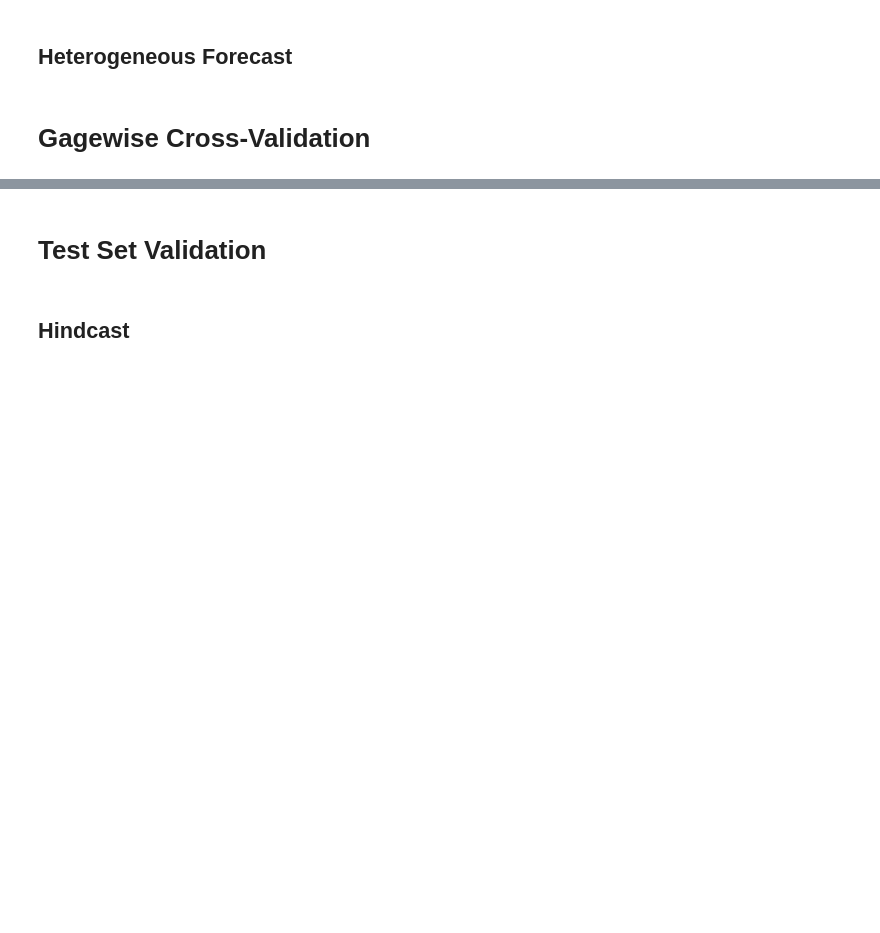
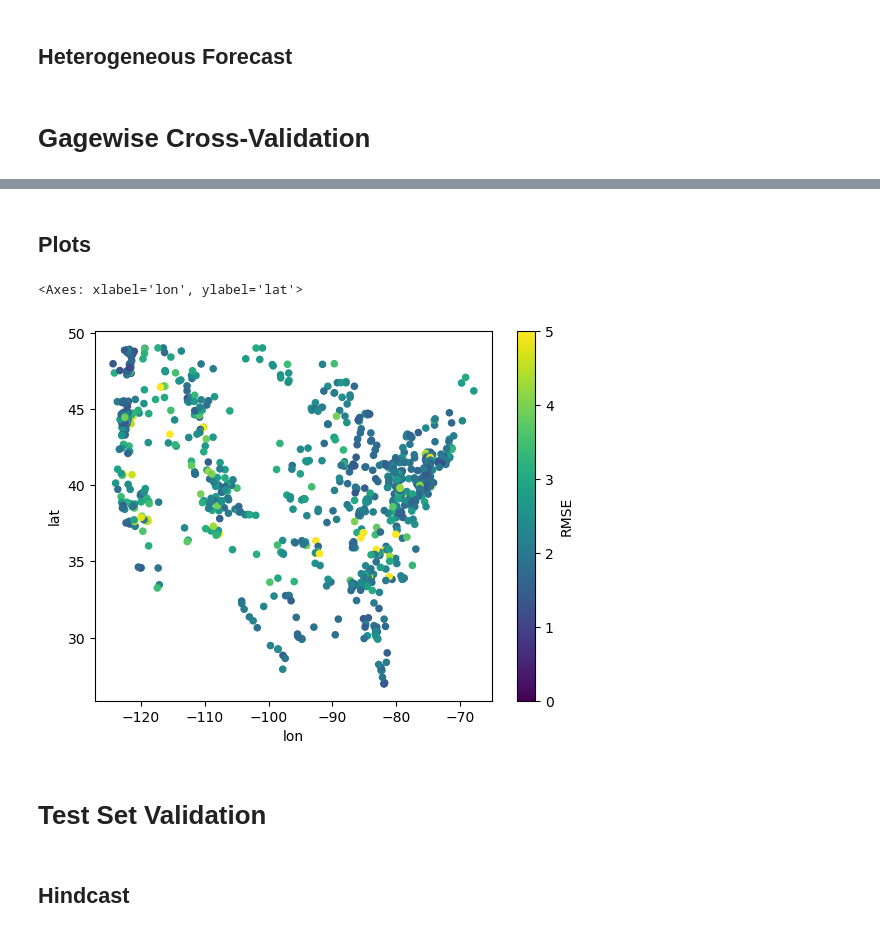
Before and after one commit to mines-ciroh/TempEst-NEWT, a Jupyter notebook: validations.ipynb, the cells around one changed output, grey strips where cells are left out. Drawn from its saved outputs; the diff is of its cells as text; code cells hidden in the pictures; blank space fills up the shorter version.

```diff
--- a/validations.ipynb
+++ b/validations.ipynb
@@ -54,7 +57,7 @@ import warnings
 # %% [markdown]
 There are some major outliers that are either erroneous (negative temperatures) or wildly unrepresentative (hot springs) that we remove to produce realistic performance estimates.
 # %%
-dev_data = pd.read_csv("DevData.csv", dtype={"id": "str"})
+dev_data = pd.read_csv(bp + "DevData.csv", dtype={"id": "str"})
 dev_data["date"] = pd.to_datetime(dev_data["date"])
 dev_data = dev_data[(dev_data["temperature"] > -0.5) & (dev_data["temperature"] < 40)]
 # dev_data["day"] = dev_data["date"].dt.day_of_year
@@ -172,20 +172,38 @@ Some of the gaps are quite small (as low as 0.01), but some erroneous coefficien
 # %%
 # Modbuilder: data -> (ws -> prediction)
+logfile = bp + "results/kfold_log.txt"
 def make_modbuilder(use_clim, lookback):
     def next_modbuilder(data):
         nx = NEXT.NEXT.from_data(data)
         def prd(x):
-            mod = nx.make_newt(x, reset=True, use_climate=use_clim, climyears=lookback).get_newt()
-            mod.dynamic_engine = None
-            return mod.run_series(data)
+            print("|", end="")
+            try:
+                # return nx.make_newt(x, reset=True, use_climate=use_clim, climyears=lookback).get_newt().coefs_to_df()
+                return nx.run(x, reset=True, use_climate=use_clim, climyears=lookback)
+                # mod = nx.make_newt(x, reset=True, use_climate=use_clim, climyears=lookback).get_newt()
+                # mod.dynamic_engine = None
+                # return mod.run_series(x)
+            except KeyboardInterrupt as e:
+                raise e
+            except Exception as e:
+                print("Error", end="")
+                with open(logfile, "a") as lf:
+                    lf.write(f"Error in gage {x["id"].iloc[0]} for use_clim={use_clim} and lookback={lookback}: {e}\n")
+                return None
         return prd
-        # return lambda x: nx.make_newt(x, reset=True, use_climate=use_clim, climyears=lookback).get_newt().coefs_to_df()
-        # return lambda x: nx.run(x, reset=True, use_climate=use_clim, climyears=lookback)
     return next_modbuilder
 # %%
-clim=False
-lookback=5
+clim=True
+# lookbacks=[1, 2, 3, 4, 5, 7, 10]
+lookbacks = [10]
+timing = bp + "results/kfold_times.txt"
 with warnings.catch_warnings(action="ignore"):
-    # kfr = NEWT.analysis.kfold(dev_data, make_modbuilder(clim, lookback), output=f"results/kfold_coefficients{'_withclim_lookback' + str(lookback) if clim else ''}.csv")
-    kfr = NEWT.analysis.kfold(dev_data, make_modbuilder(clim, lookback), output=f"results/kfold_nothreshold.csv")
-    # kfr = NEWT.analysis.kfold(dev_data, make_modbuilder(clim, lookback), output=f"results/kfold{'_withclim_lookback' + str(lookback) if clim else ''}.csv")
+    # kfr = NEWT.analysis.kfold(dev_data, make_modbuilder(clim, lookback), output=bp + f"results/kfold_coefficients{'_withclim_lookback' + str(lookback) if clim else ''}.csv", redo=False)
+    # kfr = NEWT.analysis.kfold(dev_data, make_modbuilder(clim, lookback), output=bp + "results/kfold_nothreshold.csv")
+    for lookback in lookbacks:
+        start = time.time()
+        kfr = NEWT.analysis.kfold(dev_data, make_modbuilder(clim, lookback), output=bp + f"results/kfold{'_withclim_lookback' + str(lookback) if clim else ''}.csv", redo=False)
+        out = f"\nLookback: {lookback} : {(time.time() - start) / 3600: .2f} hours for {len(dev_data["id"].unique())} sites with {len(dev_data)} observations"
+        print(out)
+        with open(timing, "a") as f:
+            f.write(out)
@@ -196,3 +235,12 @@ kfr.describe()
+# %% [markdown]
+## Plots
+# %%
+psum = kfr.assign(date = lambda y: pd.to_datetime(y["date"])).groupby(["id", "lat", "lon"]).apply(NEWT.analysis.perf_summary, include_groups=False).reset_index()
+# %%
+psum.plot.scatter(x="lon", y="lat", c="RMSE", clim=(0,5))
+# %% [output]
+<Axes: xlabel='lon', ylabel='lat'>
+[figure, added]
 # %% [markdown]
 # Test Set Validation
 # %% [markdown]
```
Also changed, not shown: parts of 8 cells of this notebook.
